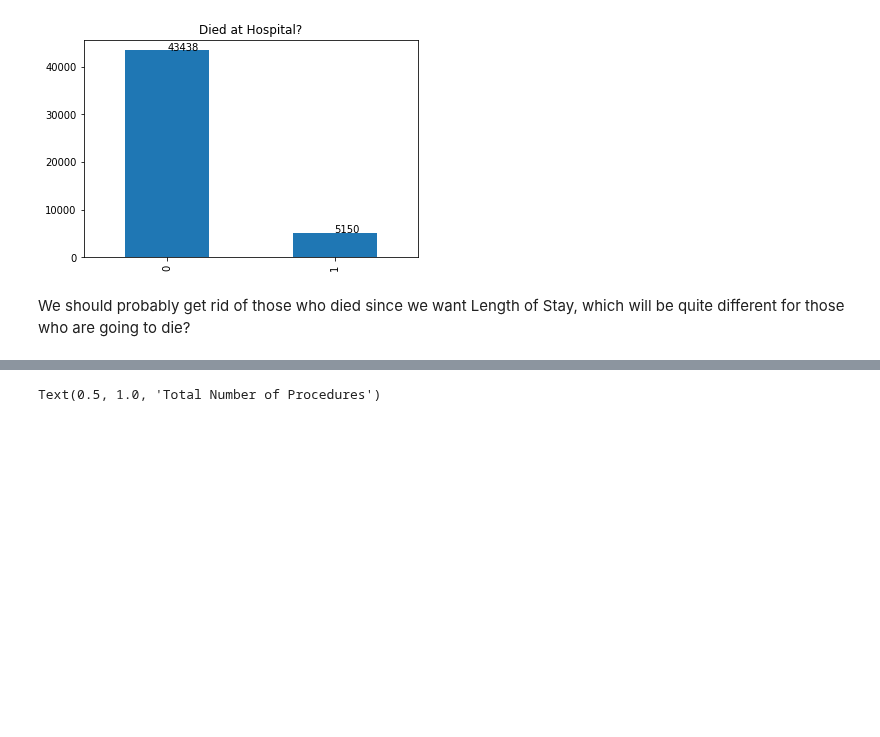
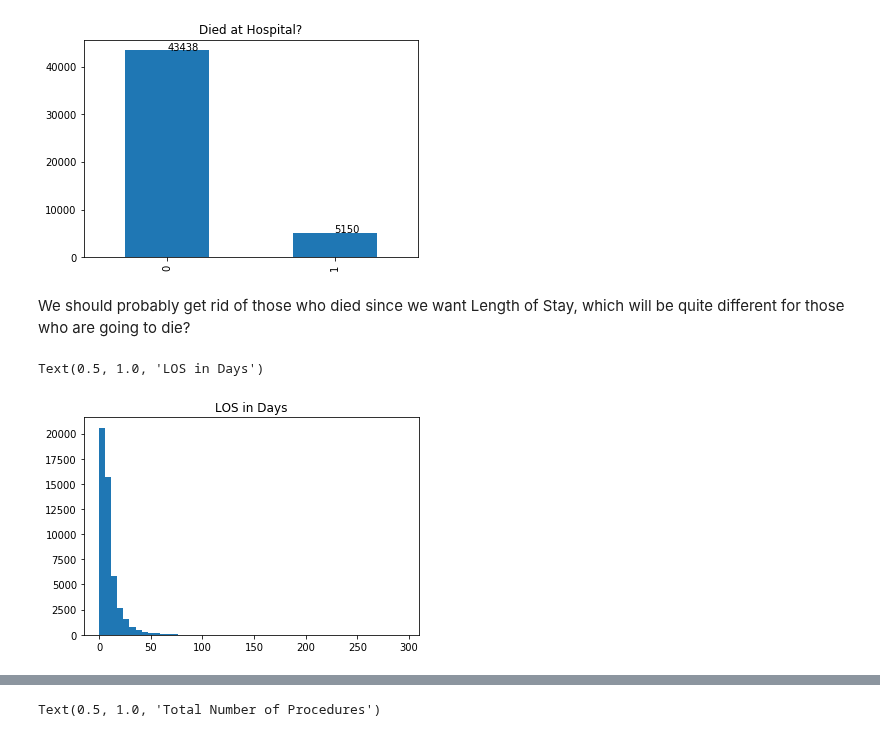
Before and after one commit to derek-y-lee/uclabiostat-thesis, a Jupyter notebook: los-prediction.ipynb, the cells around one changed output, grey strips where cells are left out. Drawn from its saved outputs; the diff is of its cells as text; code cells hidden in the pictures; blank space fills up the shorter version.

Commit message:
finished initial graphs

```diff
--- a/los-prediction.ipynb
+++ b/los-prediction.ipynb
@@ -676,3 +676,9 @@ for index, value in enumerate(raw_completecase.ExpiredHospital.value_counts()):
 [figure]
 # %% [markdown]
 We should probably get rid of those who died since we want Length of Stay, which will be quite different for those who are going to die?
+# %%
+plt.hist(raw_completecase.LOSdays, bins = 50)
+plt.title("LOS in Days")
+# %% [output]
+Text(0.5, 1.0, 'LOS in Days')
+[figure, added]
```
Also changed, not shown: parts of 12 cells of this notebook.
